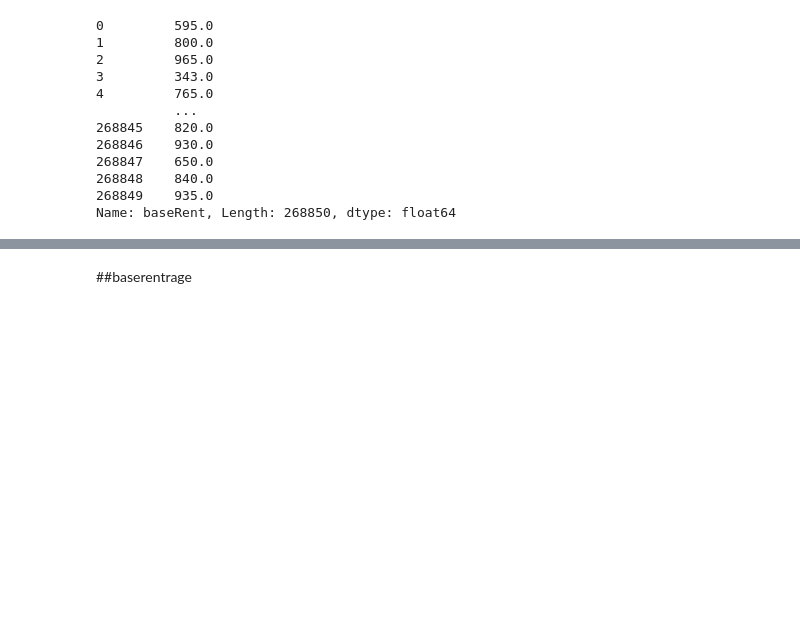
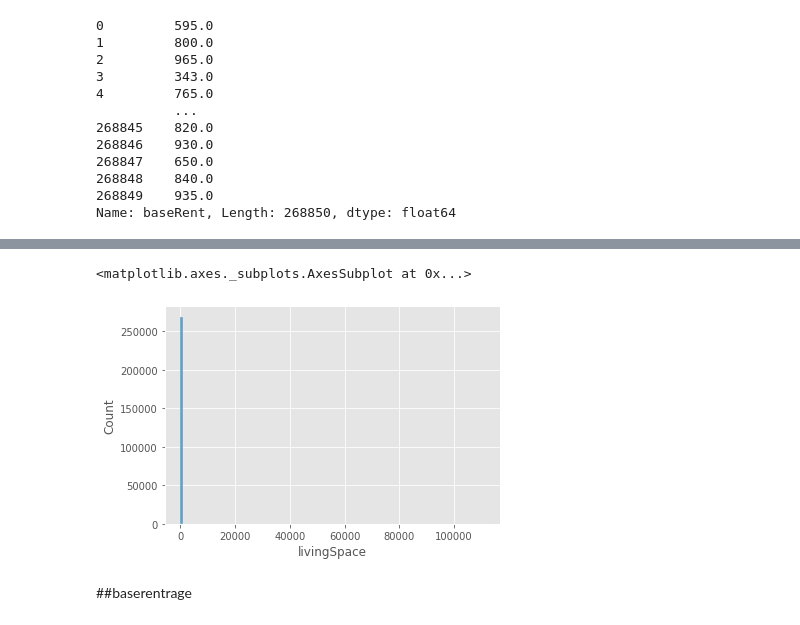
Before and after one commit to pouyazhd/TalentMind1, a Jupyter notebook: TalentMind1.ipynb, the cells around one changed output, grey strips where cells are left out. Drawn from its saved outputs; the diff is of its cells as text; code cells hidden in the pictures; blank space fills up the shorter version.

```diff
--- a/TalentMind1.ipynb
+++ b/TalentMind1.ipynb
@@ -335,3 +361,8 @@ livingSpaceRange_hist[1]
 dataset['livingSpaceRange'].value_counts()
 # %%
 dataset['livingSpaceRange'].isna().sum()
+# %%
+sns.histplot(data=living_space, bins= 100)
+# %% [output]
+<matplotlib.axes._subplots.AxesSubplot at 0x...>
+[figure, added]
```
Also changed, not shown: parts of 22 cells of this notebook.
